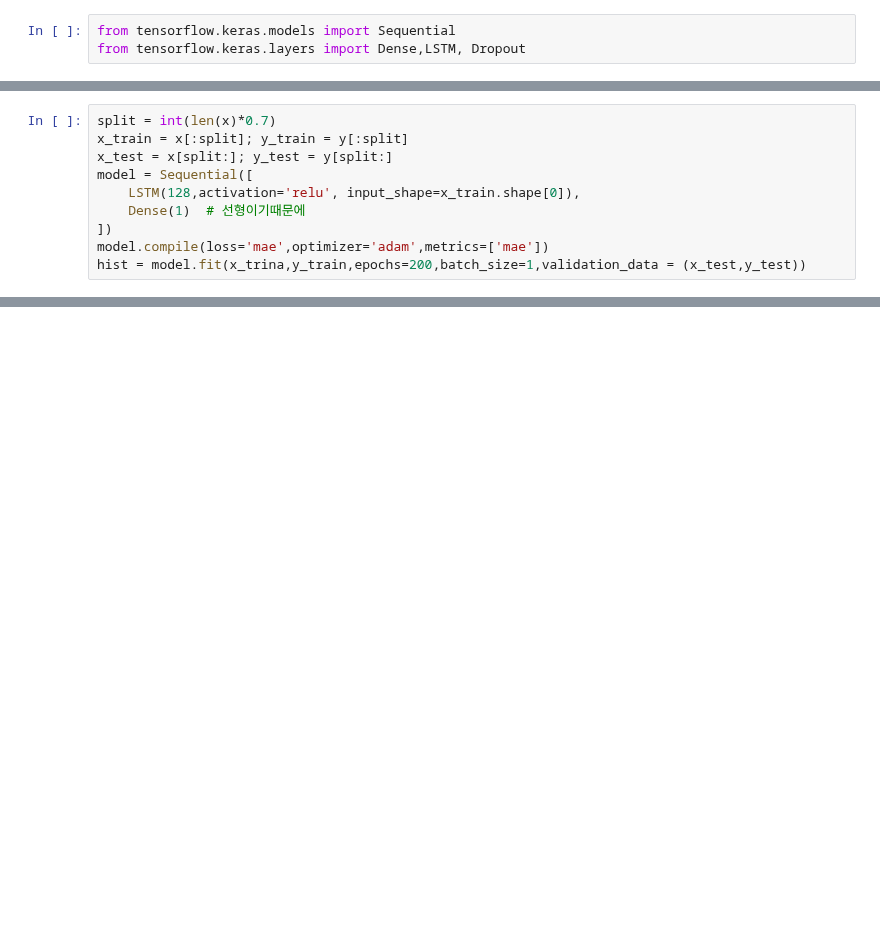
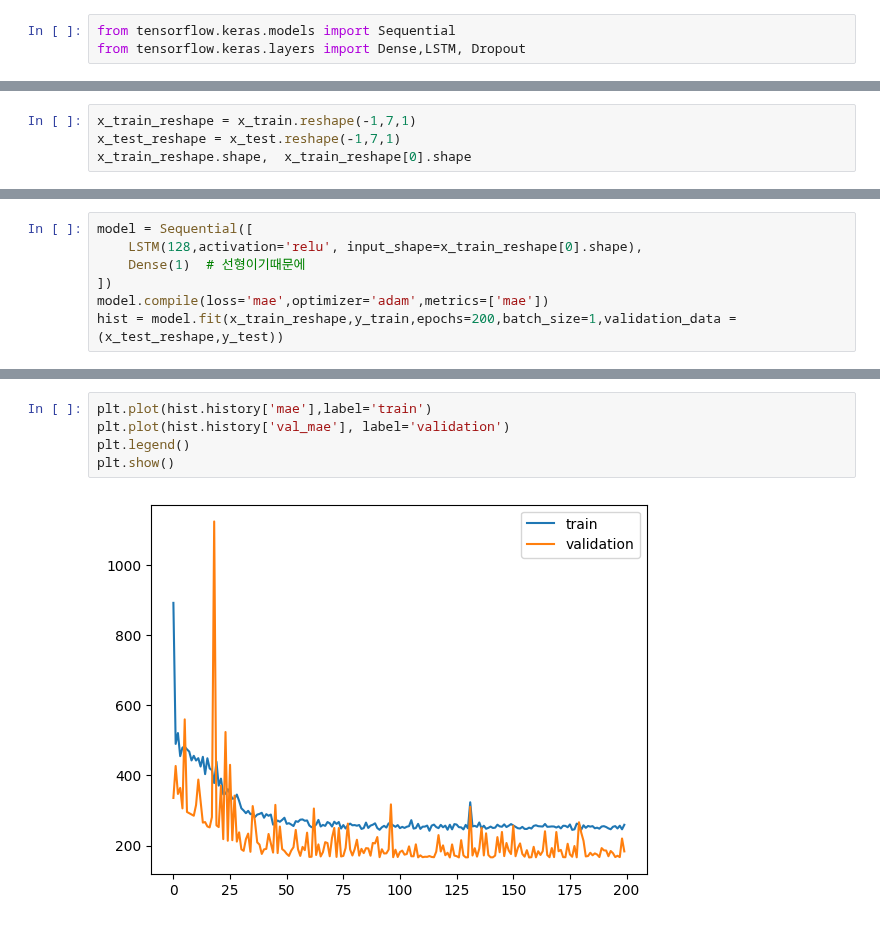
Before and after one commit to leekyuyoung20231211/python, a Jupyter notebook: 시계열데이터_다루기_20240305.ipynb, the cells around one changed output, grey strips where cells are left out. Cells and saved outputs as stored; diff of their text form; blank space fills up the shorter version.

```diff
--- a/시계열데이터_다루기_20240305.ipynb
+++ b/시계열데이터_다루기_20240305.ipynb
@@ -102,0 +107,4 @@ from tensorflow.keras.layers import Dense,LSTM, Dropout
+# %%
+x_train_reshape = x_train.reshape(-1,7,1)
+x_test_reshape = x_test.reshape(-1,7,1)
+x_train_reshape.shape,  x_train_reshape[0].shape
@@ -103,10 +113,7 @@ from tensorflow.keras.layers import Dense,LSTM, Dropout
 # %%
-split = int(len(x)*0.7)
-x_train = x[:split]; y_train = y[:split]
-x_test = x[split:]; y_test = y[split:]
 model = Sequential([
-    LSTM(128,activation='relu', input_shape=x_train.shape[0]),
+    LSTM(128,activation='relu', input_shape=x_train_reshape[0].shape),
     Dense(1)  # 선형이기때문에
 ])
 model.compile(loss='mae',optimizer='adam',metrics=['mae'])
-hist = model.fit(x_trina,y_train,epochs=200,batch_size=1,validation_data = (x_test,y_test))
+hist = model.fit(x_train_reshape,y_train,epochs=200,batch_size=1,validation_data = (x_test_reshape,y_test))
@@ -116,0 +129,7 @@ x_test.shape[0]
+# %%
+plt.plot(hist.history['mae'],label='train')
+plt.plot(hist.history['val_mae'], label='validation')
+plt.legend()
+plt.show()
+# %% [output]
+[figure, added]
```
Also changed, not shown: parts of 7 cells of this notebook.
